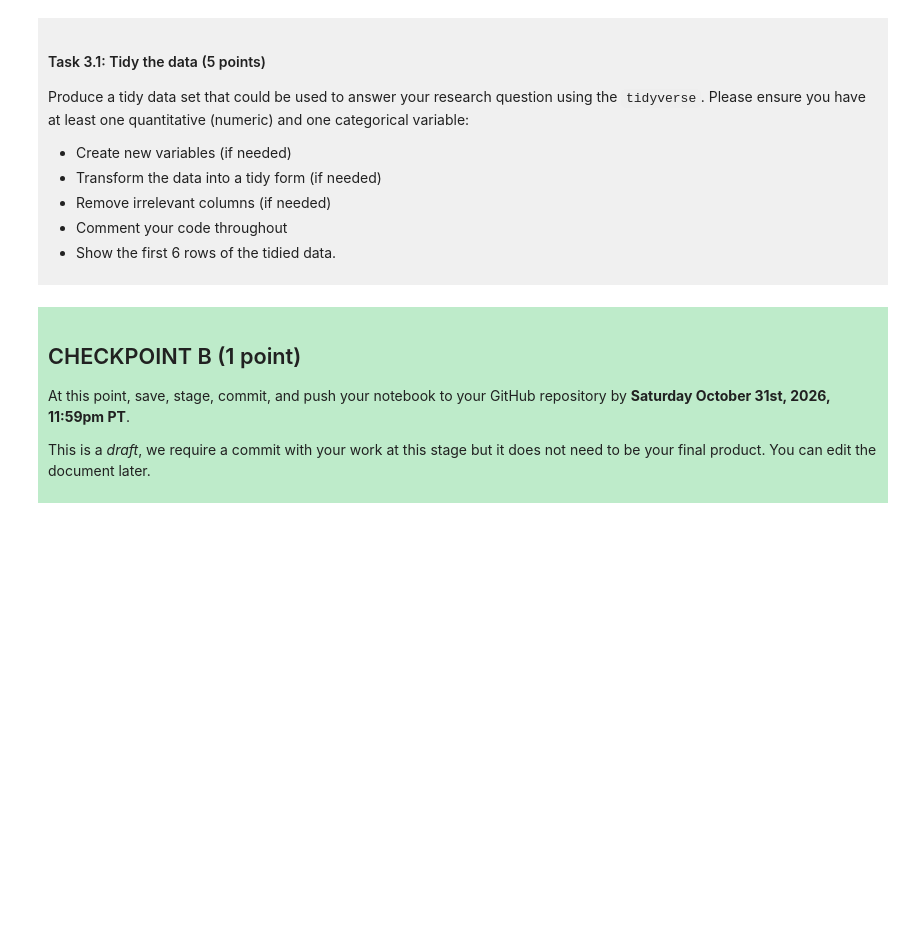
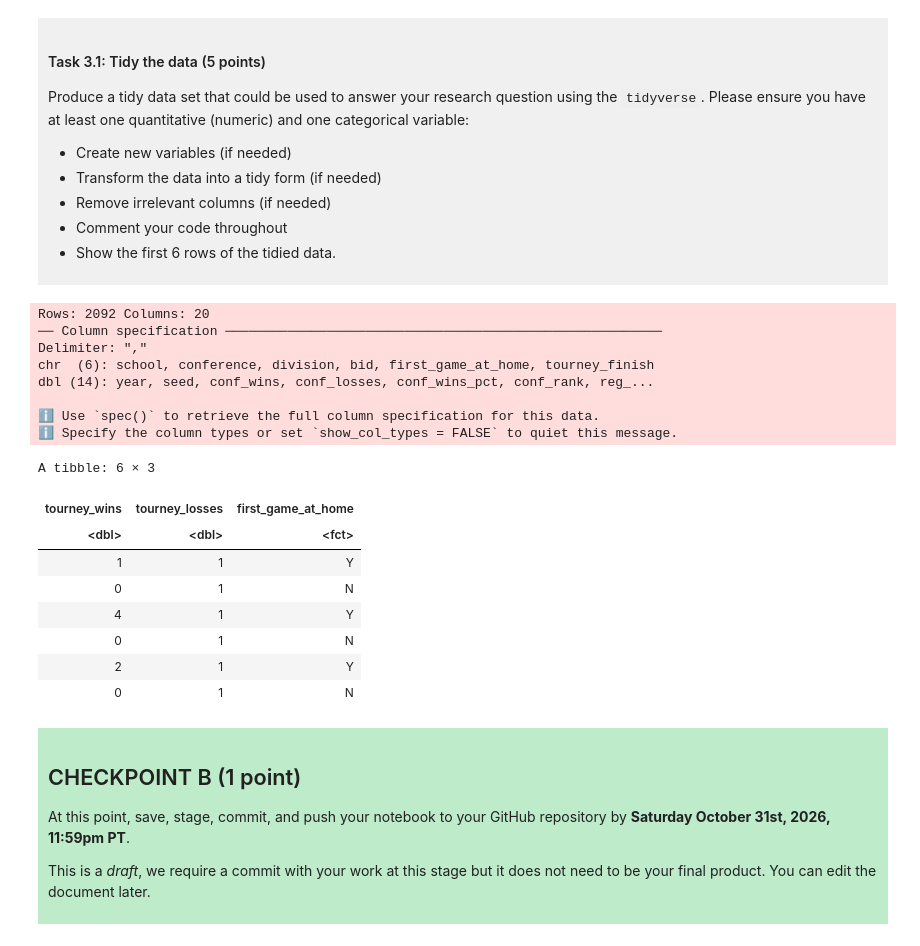
Before and after one commit to elanh3526/dsci-100-project-elan-hoffman, a Jupyter notebook: dsci-100-project-notebook.ipynb, the cells around one changed output. Cells and saved outputs as stored; diff of their text form; code cells hidden in the pictures; blank space fills up the shorter version.

```diff
--- a/dsci-100-project-notebook.ipynb
+++ b/dsci-100-project-notebook.ipynb
@@ -189,7 +209,28 @@ Produce a tidy data set that could be used to answer your research question usin
 
 </div>
 # %%
-### EDIT THIS CODE CELL ###
+tidy_data <- read_csv("womensmarchmadness.csv") |> #reading the csv
+select(tourney_wins,tourney_losses,first_game_at_home) |> #selecting relevant columns being tournament wins, losses, and if first game was played at home.
+mutate(first_game_at_home = as.factor(first_game_at_home)) #turning first game at home into a factor
+       head(tidy_data) # showing first 6 rows of tidied data
+# %% [output]
+Rows: 2092 Columns: 20
+── Column specification ────────────────────────────────────────────────────────
+Delimiter: ","
+chr  (6): school, conference, division, bid, first_game_at_home, tourney_finish
+dbl (14): year, seed, conf_wins, conf_losses, conf_wins_pct, conf_rank, reg_...
+
+ℹ Use `spec()` to retrieve the full column specification for this data.
+ℹ Specify the column types or set `show_col_types = FALSE` to quiet this message.
+A tibble: 6 × 3
+| tourney_wins | tourney_losses | first_game_at_home |
+| <dbl> | <dbl> | <fct> |
+| 1 | 1 | Y |
+| 0 | 1 | N |
+| 4 | 1 | Y |
+| 0 | 1 | N |
+| 2 | 1 | Y |
+| 0 | 1 | N |
 # %% [markdown]
 <div style="background-color: #beebca; padding: 10px;">
 
```
Also changed, not shown: parts of 3 cells of this notebook.
